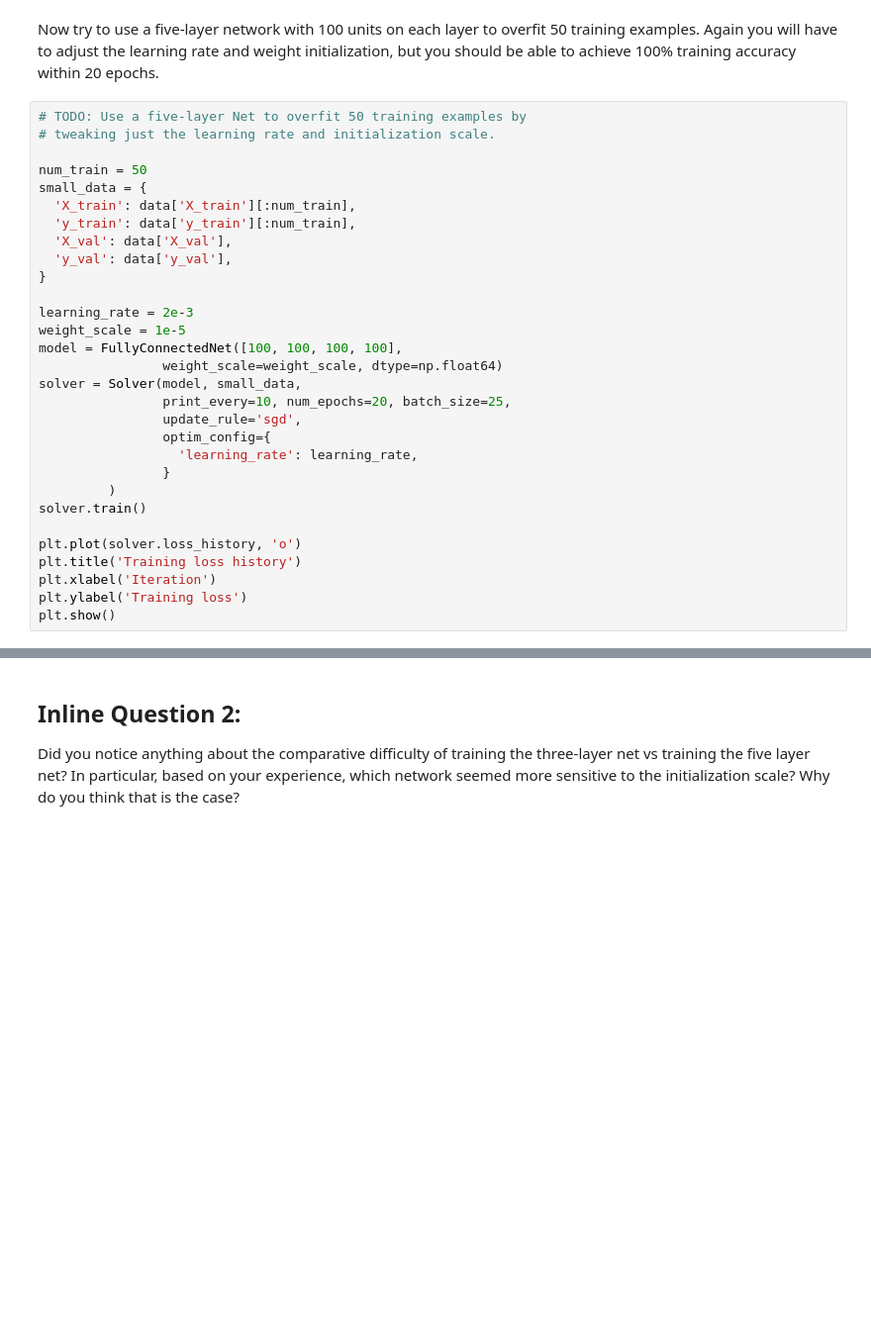
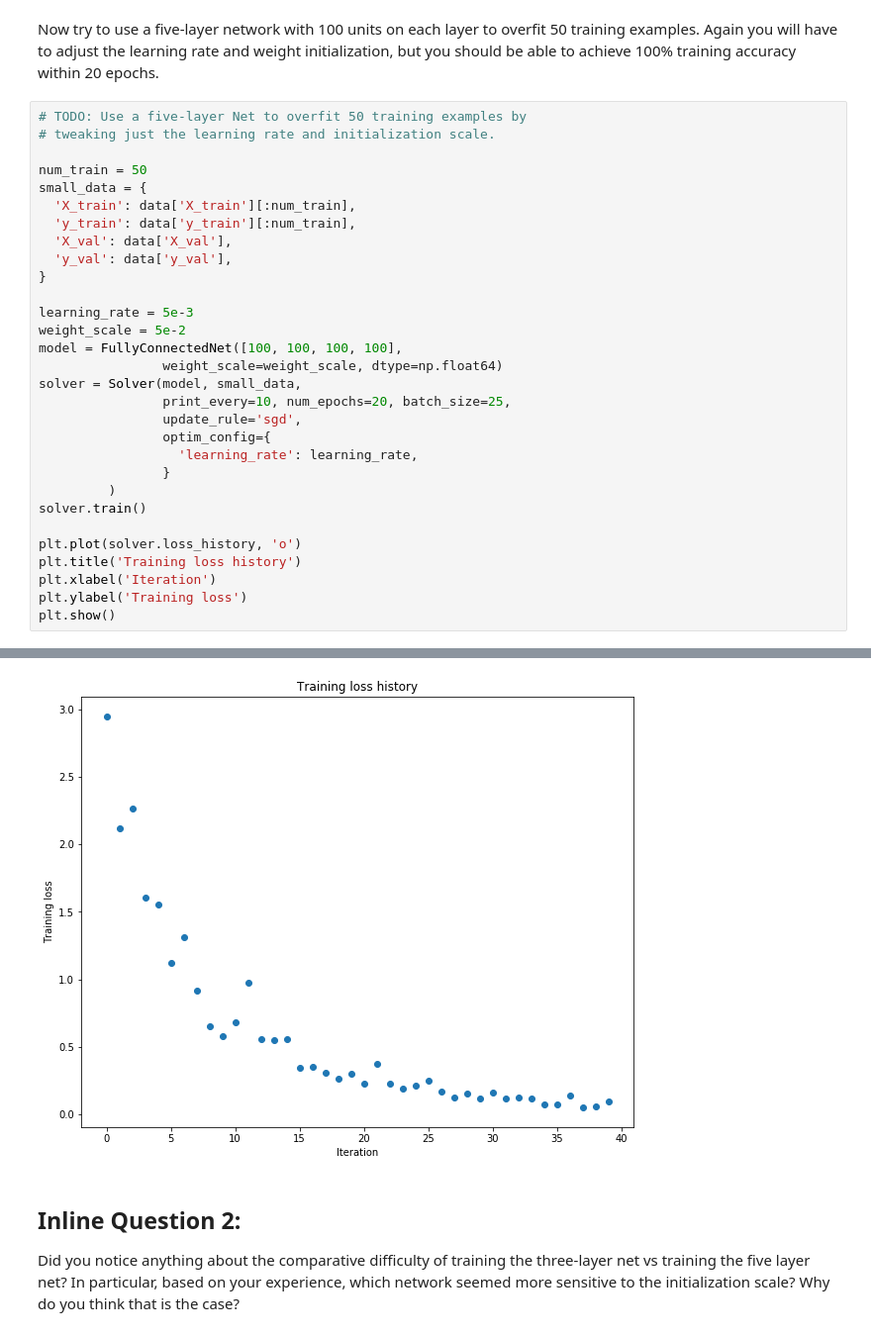
Before and after one commit to urital12/cs231n_assign2, a Jupyter notebook: FullyConnectedNets.ipynb, the cells around one changed output, grey strips where cells are left out. Shown: that part at 99% size. Drawn from its saved outputs; the diff is of its cells as text; blank space fills up the shorter version.

```diff
--- a/FullyConnectedNets.ipynb
+++ b/FullyConnectedNets.ipynb
@@ -428,8 +496,8 @@ small_data = {
   'y_val': data['y_val'],
 }
 
-learning_rate = 2e-3
-weight_scale = 1e-5
+learning_rate = 5e-3
+weight_scale = 5e-2
 model = FullyConnectedNet([100, 100, 100, 100],
                 weight_scale=weight_scale, dtype=np.float64)
 solver = Solver(model, small_data,
@@ -446,3 +514,4 @@ plt.title('Training loss history')
 plt.xlabel('Iteration')
 plt.ylabel('Training loss')
 plt.show()
+# %% [output]
@@ -449,3 +535,4 @@ plt.show()
+[figure, added]
 # %% [markdown]
 ## Inline Question 2:
 Did you notice anything about the comparative difficulty of training the three-layer net vs training the five layer net? In particular, based on your experience, which network seemed more sensitive to the initialization scale? Why do you think that is the case?
```
Also changed, not shown: parts of 8 cells of this notebook, 2 other files.
